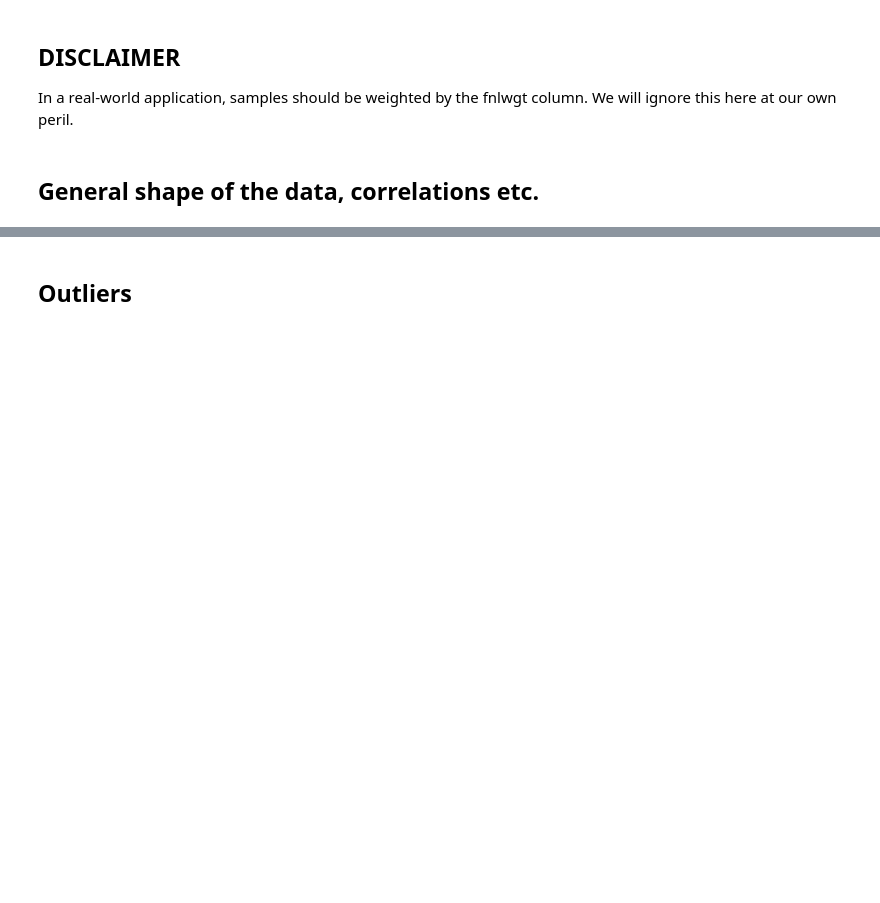
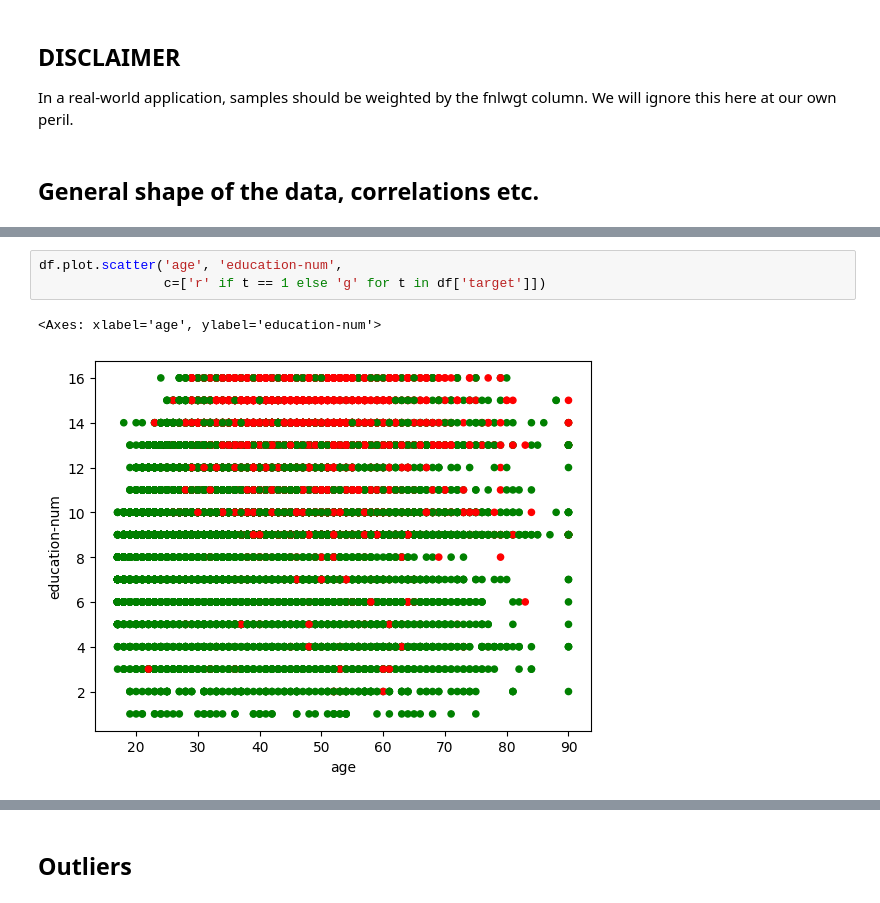
Before and after one commit to dhesse/IN-STK5k-2024-classroom-notes, a Jupyter notebook: nbhome/Lecture 04 - EDA and Models.ipynb, the cells around one changed output, grey strips where cells are left out. Drawn from its saved outputs; the diff is of its cells as text; blank space fills up the shorter version.

```diff
--- a/nbhome/Lecture 04 - EDA and Models.ipynb
+++ b/nbhome/Lecture 04 - EDA and Models.ipynb
@@ -55,0 +108,6 @@ In a real-world application, samples should be weighted by the fnlwgt column. We
+# %%
+df.plot.scatter('age', 'education-num',
+                c=['r' if t == 1 else 'g' for t in df['target']])
+# %% [output]
+<Axes: xlabel='age', ylabel='education-num'>
+[figure, added]
```
Also changed, not shown: parts of 50 cells of this notebook, 1 other file.
